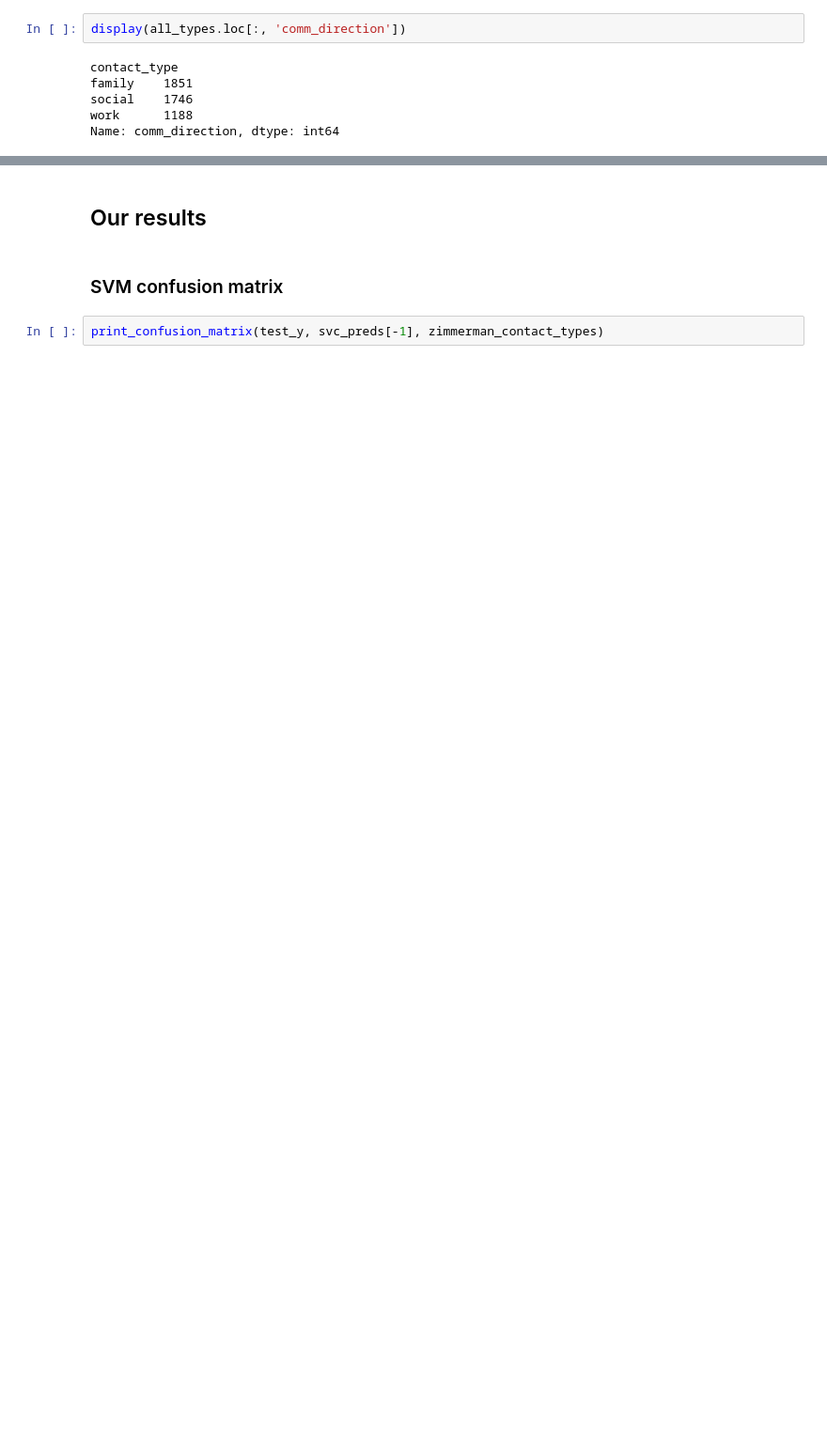
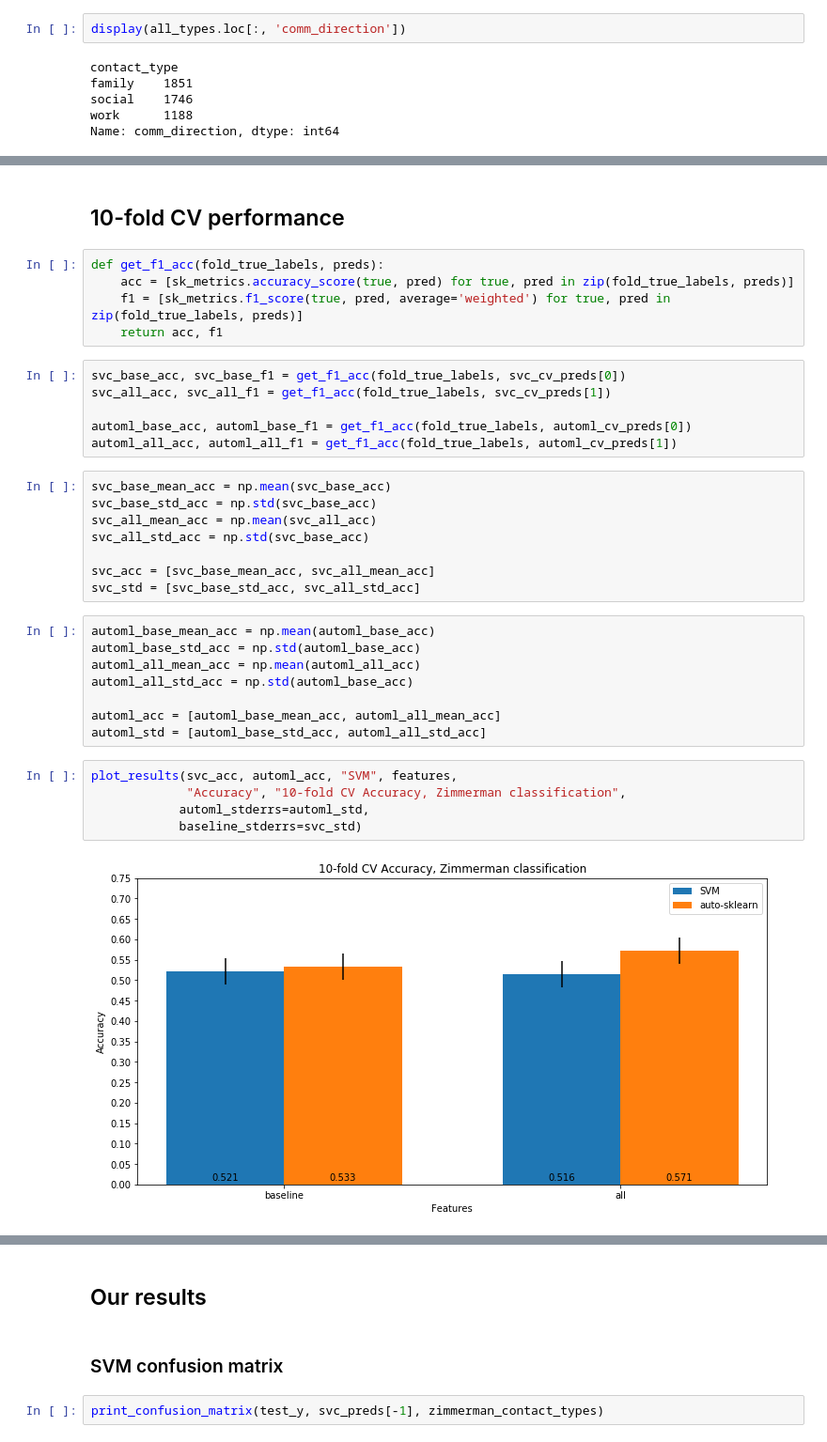
Before and after one commit to tliu526/relationship-prediction, a Jupyter notebook: notebooks/zimmerman_replication.ipynb, the cells around one changed output, grey strips where cells are left out. Shown: that part at 94% size. Saved outputs shown, nothing was run; the diff lists cells and outputs as text; blank space fills up the shorter version.

```diff
--- a/notebooks/zimmerman_replication.ipynb
+++ b/notebooks/zimmerman_replication.ipynb
@@ -161,0 +195,36 @@ test_X = test_data.drop(['contact_type', 'pid', 'combined_hash'], axis=1)
+# %% [markdown]
+## 10-fold CV performance
+# %%
+def get_f1_acc(fold_true_labels, preds):
+    acc = [sk_metrics.accuracy_score(true, pred) for true, pred in zip(fold_true_labels, preds)]
+    f1 = [sk_metrics.f1_score(true, pred, average='weighted') for true, pred in zip(fold_true_labels, preds)]
+    return acc, f1
+# %%
+svc_base_acc, svc_base_f1 = get_f1_acc(fold_true_labels, svc_cv_preds[0])
+svc_all_acc, svc_all_f1 = get_f1_acc(fold_true_labels, svc_cv_preds[1])
+
+automl_base_acc, automl_base_f1 = get_f1_acc(fold_true_labels, automl_cv_preds[0])
+automl_all_acc, automl_all_f1 = get_f1_acc(fold_true_labels, automl_cv_preds[1])
+# %%
+svc_base_mean_acc = np.mean(svc_base_acc)
+svc_base_std_acc = np.std(svc_base_acc)
+svc_all_mean_acc = np.mean(svc_all_acc)
+svc_all_std_acc = np.std(svc_base_acc)
+
+svc_acc = [svc_base_mean_acc, svc_all_mean_acc]
+svc_std = [svc_base_std_acc, svc_all_std_acc]
+# %%
+automl_base_mean_acc = np.mean(automl_base_acc)
+automl_base_std_acc = np.std(automl_base_acc)
+automl_all_mean_acc = np.mean(automl_all_acc)
+automl_all_std_acc = np.std(automl_base_acc)
+
+automl_acc = [automl_base_mean_acc, automl_all_mean_acc]
+automl_std = [automl_base_std_acc, automl_all_std_acc]
+# %%
+plot_results(svc_acc, automl_acc, "SVM", features,
+             "Accuracy", "10-fold CV Accuracy, Zimmerman classification",
+            automl_stderrs=automl_std,
+            baseline_stderrs=svc_std)
+# %% [output]
+[figure, added]
```
Also changed, not shown: parts of 26 cells of this notebook, 2 other files.
